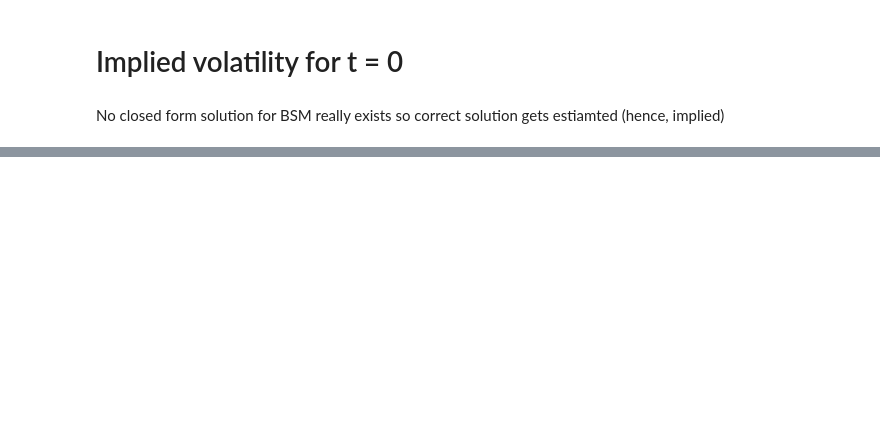
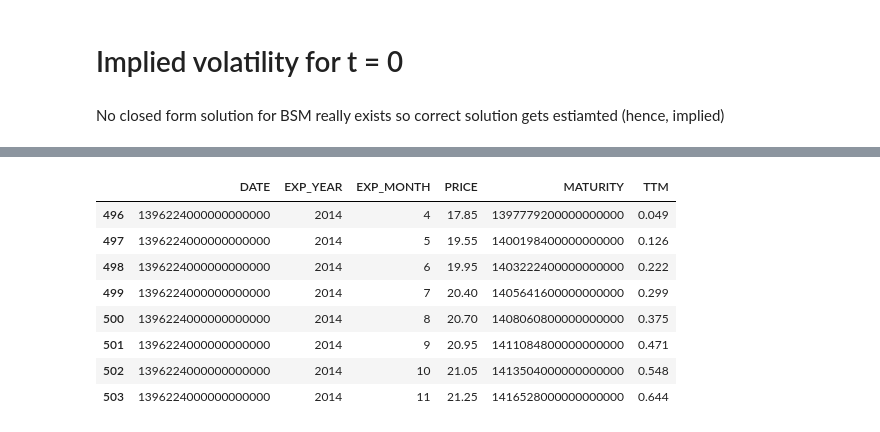
Before and after one commit to arkilic/notebooks, a Jupyter notebook: Implied Volatility and Black Scholes.ipynb, the cells around one changed output, grey strips where cells are left out. Drawn from its saved outputs; the diff is of its cells as text; code cells hidden in the pictures; blank space fills up the shorter version.

Commit message:
Implied vol formulas complete, data imported.

```diff
--- a/Implied Volatility and Black Scholes.ipynb
+++ b/Implied Volatility and Black Scholes.ipynb
@@ -41,0 +101,19 @@ def
+# %%
+# Run Estimation
+
+h5 = pd.HDFStore('./vstoxx_data_31032014.h5', 'r')
+futures = h5['futures_data']
+options = h5['options_data']
+h5.close()
+# %%
+futures
+# %% [output]
+|  | DATE | EXP_YEAR | EXP_MONTH | PRICE | MATURITY | TTM |
+| 496 | 1396224000000000000 | 2014 | 4 | 17.85 | 1397779200000000000 | 0.049 |
+| 497 | 1396224000000000000 | 2014 | 5 | 19.55 | 1400198400000000000 | 0.126 |
+| 498 | 1396224000000000000 | 2014 | 6 | 19.95 | 1403222400000000000 | 0.222 |
+| 499 | 1396224000000000000 | 2014 | 7 | 20.40 | 1405641600000000000 | 0.299 |
+| 500 | 1396224000000000000 | 2014 | 8 | 20.70 | 1408060800000000000 | 0.375 |
+| 501 | 1396224000000000000 | 2014 | 9 | 20.95 | 1411084800000000000 | 0.471 |
+| 502 | 1396224000000000000 | 2014 | 10 | 21.05 | 1413504000000000000 | 0.548 |
+| 503 | 1396224000000000000 | 2014 | 11 | 21.25 | 1416528000000000000 | 0.644 |
```
Also changed, not shown: parts of 6 cells of this notebook.
